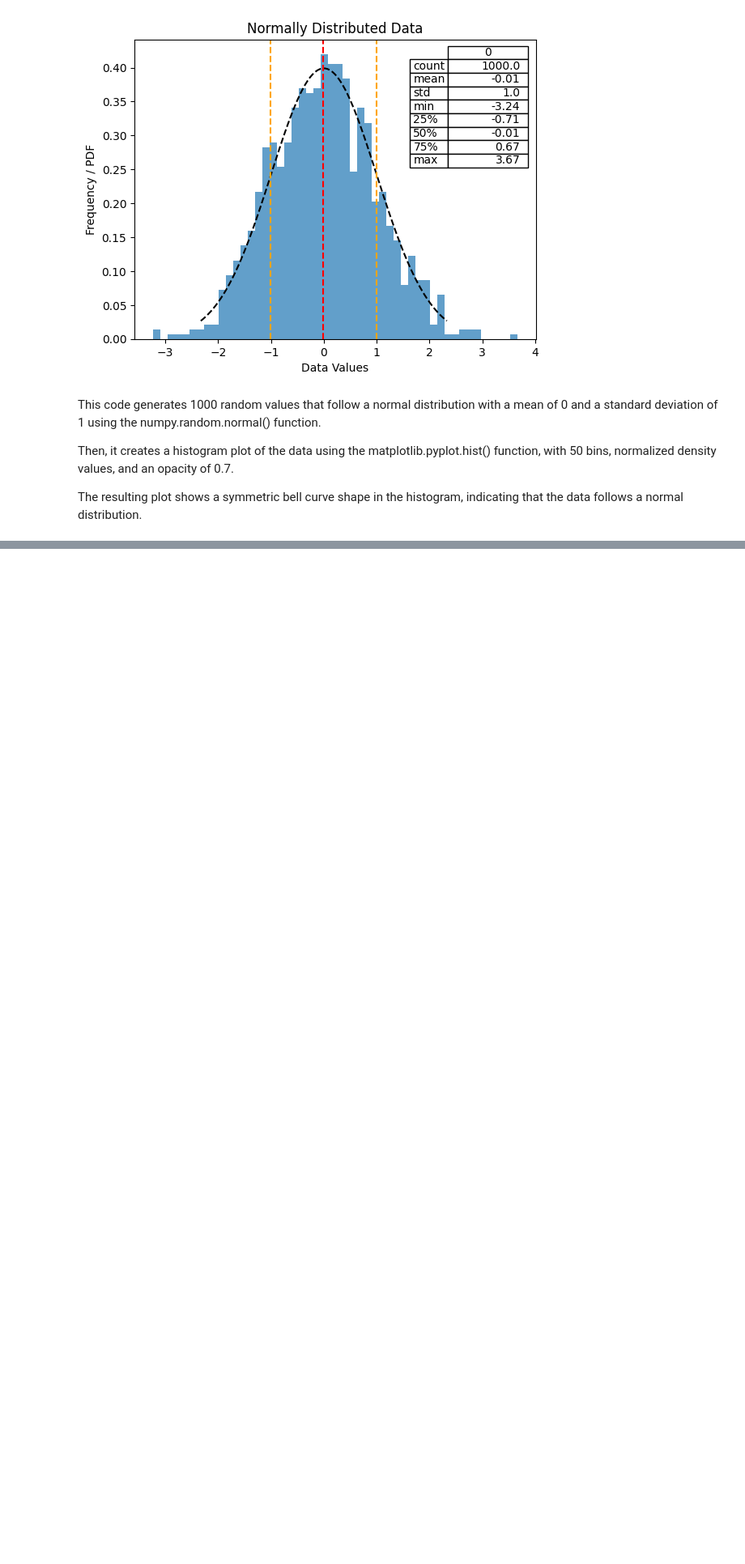
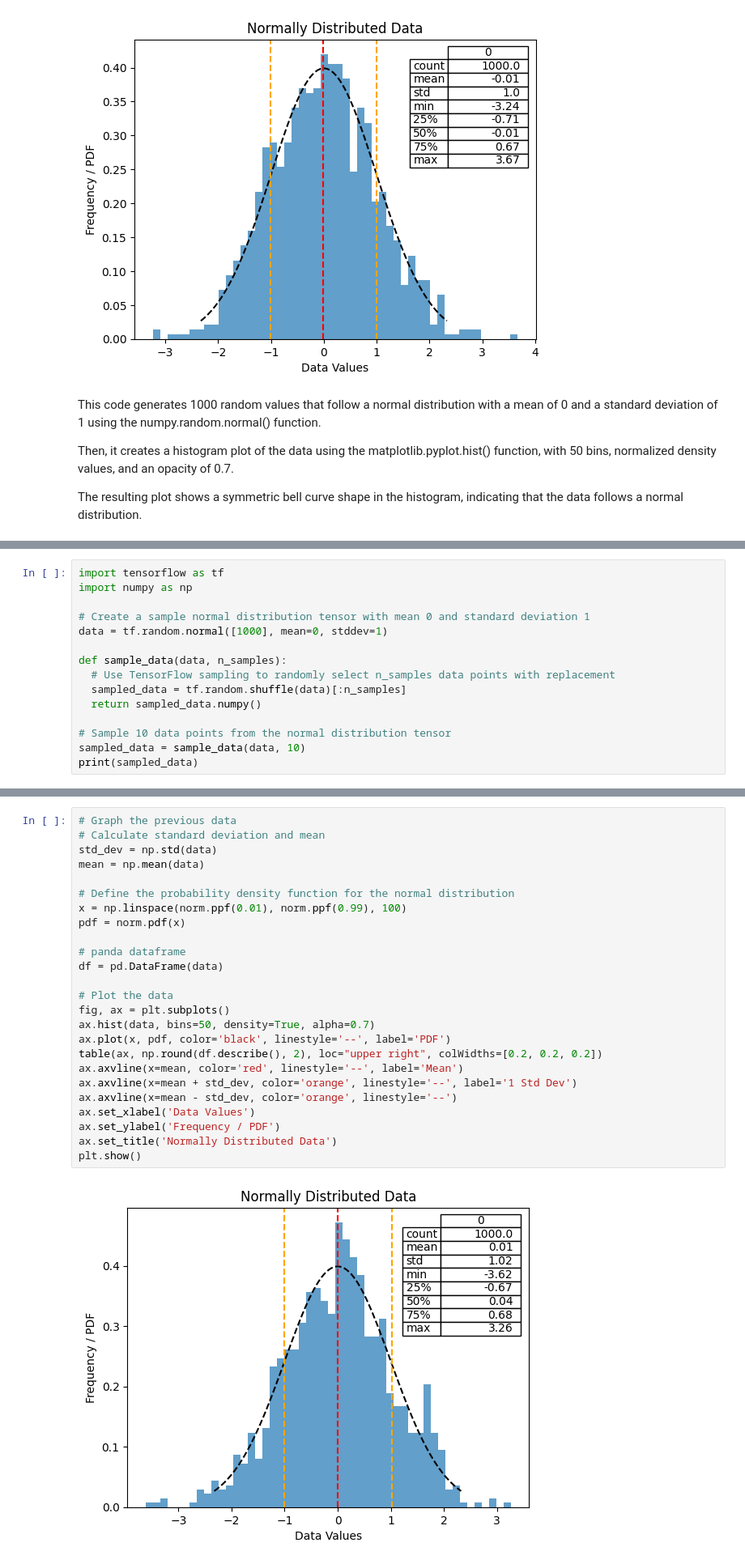
Before and after one commit to runnerdave/python-prac, a Jupyter notebook: ml-prac/distributions.ipynb, the cells around one changed output, grey strips where cells are left out. Shown at 81% size. Drawn from its saved outputs; the diff is of its cells as text; blank space fills up the shorter version.

Commit message:
Sampling with tensor flow

```diff
--- a/ml-prac/distributions.ipynb
+++ b/ml-prac/distributions.ipynb
@@ -81,0 +85,15 @@ The resulting plot shows a symmetric bell curve shape in the histogram, indicati
+# %%
+import tensorflow as tf
+import numpy as np
+
+# Create a sample normal distribution tensor with mean 0 and standard deviation 1
+data = tf.random.normal([1000], mean=0, stddev=1)
+
+def sample_data(data, n_samples):
+  # Use TensorFlow sampling to randomly select n_samples data points with replacement
+  sampled_data = tf.random.shuffle(data)[:n_samples]
+  return sampled_data.numpy()
+
+# Sample 10 data points from the normal distribution tensor
+sampled_data = sample_data(data, 10)
+print(sampled_data)
@@ -81,0 +105,27 @@ The resulting plot shows a symmetric bell curve shape in the histogram, indicati
+# %%
+# Graph the previous data
+# Calculate standard deviation and mean
+std_dev = np.std(data)
+mean = np.mean(data)
+
+# Define the probability density function for the normal distribution
+x = np.linspace(norm.ppf(0.01), norm.ppf(0.99), 100)
+pdf = norm.pdf(x)
+
+# panda dataframe
+df = pd.DataFrame(data)
+
+# Plot the data
+fig, ax = plt.subplots()
+ax.hist(data, bins=50, density=True, alpha=0.7)
+ax.plot(x, pdf, color='black', linestyle='--', label='PDF')
+table(ax, np.round(df.describe(), 2), loc="upper right", colWidths=[0.2, 0.2, 0.2])
+ax.axvline(x=mean, color='red', linestyle='--', label='Mean')
+ax.axvline(x=mean + std_dev, color='orange', linestyle='--', label='1 Std Dev')
+ax.axvline(x=mean - std_dev, color='orange', linestyle='--')
+ax.set_xlabel('Data Values')
+ax.set_ylabel('Frequency / PDF')
+ax.set_title('Normally Distributed Data')
+plt.show()
+# %% [output]
+[figure, added]
```
Also changed, not shown: parts of 2 cells of this notebook.
